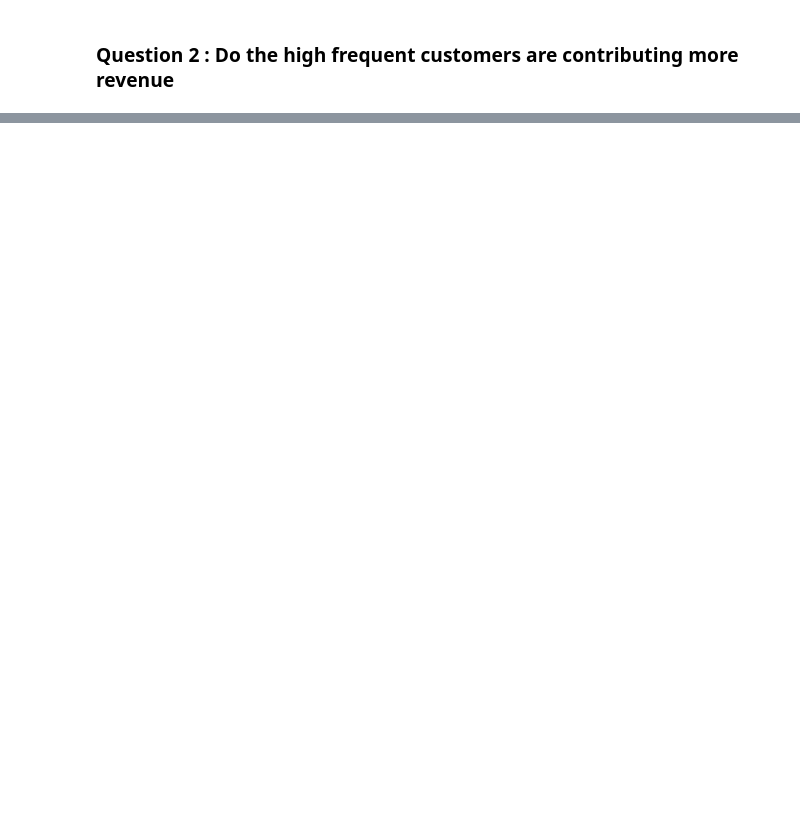
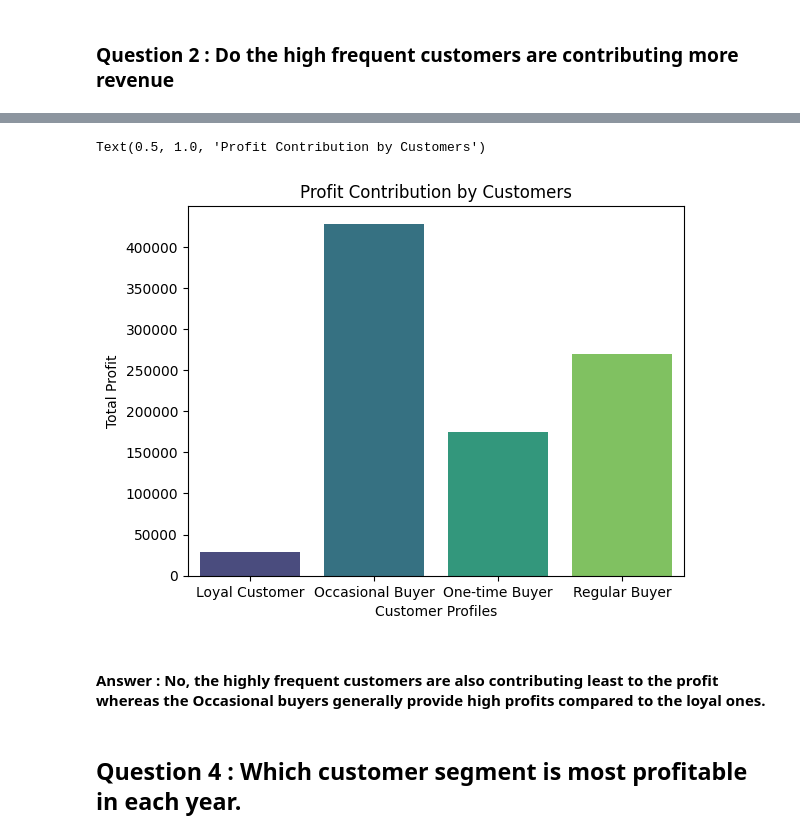
Before and after one commit to Manthan27525/global-superstore-data-analysis, a Jupyter notebook: notebook/data_analysis.ipynb, the cells around one changed output, grey strips where cells are left out. Saved outputs shown, nothing was run; the diff lists cells and outputs as text; code cells hidden in the pictures; blank space fills up the shorter version.

```diff
--- a/notebook/data_analysis.ipynb
+++ b/notebook/data_analysis.ipynb
@@ -264,0 +270,4 @@ Text(0.5, 0, 'Customer Purchase Frequency')
+# %%
+profit_contribution=df.groupby('Customer Purchase Frequency')['Profit'].sum().astype(int)
+profit_contribution=profit_contribution.reset_index()
+profit_contribution.head()
@@ -264,0 +280,12 @@ Text(0.5, 0, 'Customer Purchase Frequency')
+# %%
+sns.barplot(data=profit_contribution, x='Customer Purchase Frequency', y='Profit',hue='Customer Purchase Frequency', palette='viridis')
+plt.xlabel('Customer Profiles')
+plt.ylabel('Total Profit')
+plt.title('Profit Contribution by Customers')
+# %% [output]
+Text(0.5, 1.0, 'Profit Contribution by Customers')
+[figure, added]
+# %% [markdown]
+#### Answer : No, the highly frequent customers are also contributing least to the profit whereas the Occasional buyers generally provide high profits compared to the loyal ones.
+# %% [markdown]
+## Question 4 : Which customer segment is most profitable in each year.
```
Also changed, not shown: parts of 10 cells of this notebook.
